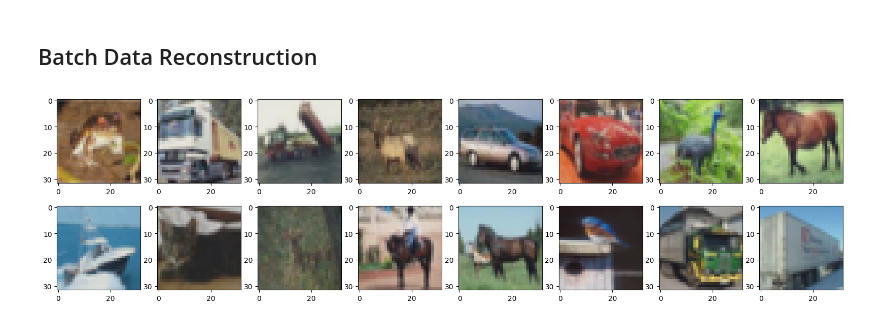
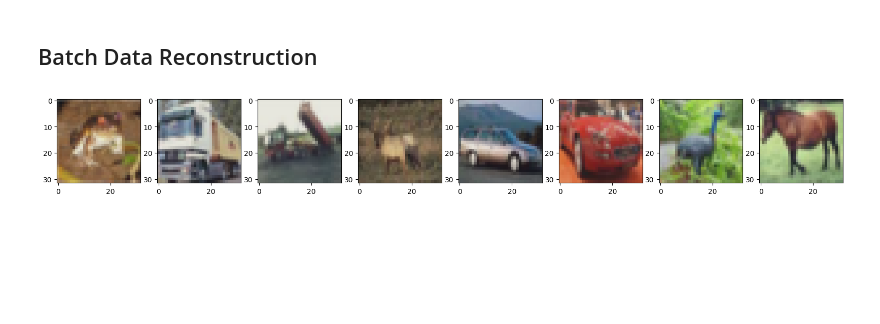
Before and after one commit to zocca02/federated_unlearning_project, a Jupyter notebook: experiments_on_model_inversion_data_reconstruction/data_reconstruction.ipynb, the cells around one changed output. Cells and saved outputs as stored; diff of their text form; code cells hidden in the pictures; blank space fills up the shorter version.

Commit message:
data reconstruction update

```diff
--- a/experiments_on_model_inversion_data_reconstruction/data_reconstruction.ipynb
+++ b/experiments_on_model_inversion_data_reconstruction/data_reconstruction.ipynb
@@ -583,7 +600,7 @@ show_img(target_imgs[0], axis)
 target_model = create_model(CLASSES, device)
 target_model.eval()
 
-MAX_ITERS = 250
+MAX_ITERS = 50
 LAMBDA_L2 = 1e-6
 LAMBDA_TV = 1e-6
 ATT_LR = 0.01
@@ -615,0 +653,23 @@ Clipping input data to the valid range for imshow with RGB data ([0..1] for floa
+# %%
+# Training setup
+target_model = create_model(CLASSES, device)
+target_model.eval()
+
+MAX_ITERS = 50
+LAMBDA_L2 = 1e-5
+LAMBDA_TV = 1e-5
+ATT_LR = 0.1
+
+fig, axes = plt.subplots(2, 5, figsize=(20, 10))
+axes = axes.flatten()
+
+target_imgs, target_lbls = target_imgs.to(device), target_lbls.to(device)
+
+init_imgs = torch.randn(sample_batch_size, 3, 32, 32)
+imgs = copy.deepcopy(init_imgs).to(device)
+for i in range(10):
+    imgs = data_reconstruction_test(target_model, target_imgs, target_lbls, imgs, ATT_LR, MAX_ITERS, LAMBDA_L2, LAMBDA_TV,
+                                    device=device, loss_type="euclidean")
+    axes[i].set_title(f"Iterations: {(i+1)*MAX_ITERS}")
+    show_img(imgs[0], axes[i])
+    imgs = torch.tensor(imgs)
@@ -616,13 +687,13 @@ Clipping input data to the valid range for imshow with RGB data ([0..1] for floa
 # %% [markdown]
 ## Batch Data Reconstruction
 # %%
-sample_batch_size = 16
+sample_batch_size = 8
 sample_dl = DataLoader(ds_train, batch_size=sample_batch_size, shuffle=False)
 target_imgs, target_lbls = next(iter(sample_dl))
 
-_, axes = plt.subplots(2, 8, figsize=(20, 5))
+_, axes = plt.subplots(1, 8, figsize=(20, 5))
 axes = axes.flatten()
 for i in range(sample_batch_size):
     show_img(target_imgs[i], axes[i])
 # %% [output]
-[figure, old version]
+[figure, new version]
```
Also changed, not shown: parts of 26 cells of this notebook, 1 other file.
